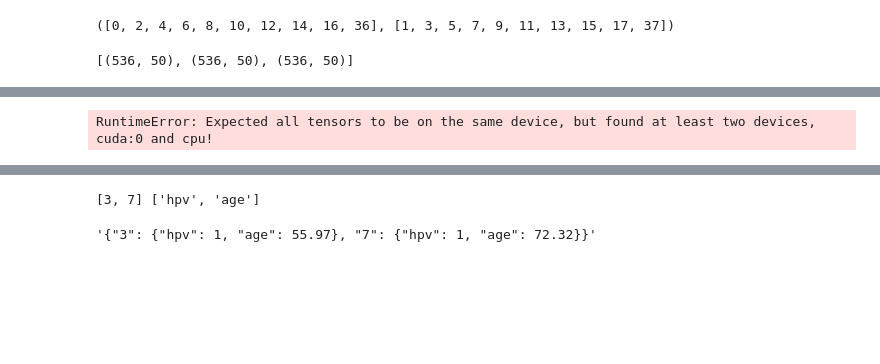
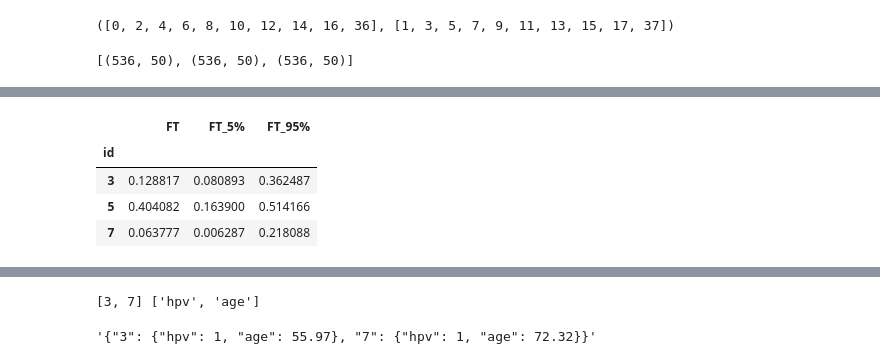
Before and after one commit to uic-evl/DigitalTwinVis, a Jupyter notebook: python/BackendTesting.ipynb, the cells around one changed output, grey strips where cells are left out. Saved outputs shown, nothing was run; the diff lists cells and outputs as text; code cells hidden in the pictures; blank space fills up the shorter version.

```diff
--- a/python/BackendTesting.ipynb
+++ b/python/BackendTesting.ipynb
@@ -200,7 +212,7 @@ def get_predictions(dataset,m1,m2,m3,states=[0,1,2],ids=None):
             outcomes[name+suffix] = array[:,i]
     for model,state in zip([m1,m2,m3],states):
         x = dataset.get_input_state(step=state+1,ids=ids)
-        x = df_to_torch(x)
+        x = df_to_torch(x).to(model.get_device())
         yout = model(x)
         y = yout['predictions']
         y_lower = yout['5%']
@@ -210,32 +222,36 @@ def get_predictions(dataset,m1,m2,m3,states=[0,1,2],ids=None):
             y_lower = [yy.cpu().detach().numpy() for yy in y_lower]
             y_upper = [yy.cpu().detach().numpy() for yy in y_upper]
         else:
             y = y.cpu().detach().numpy()
             y_lower = y_lower.cpu().detach().numpy()
             y_upper = y_upper.cpu().detach().numpy()
         if state == 0:
             for suffixes, values in zip(['','_5%','_95%'],[y,y_lower,y_upper]):
                 [pds, nd, mod, dlts] = values
                 add_outcomes(Const.primary_disease_states,pds,suffixes)
                 add_outcomes(Const.nodal_disease_states,nd,suffixes)
                 add_outcomes(Const.modifications,mod,suffixes)
                 add_outcomes(Const.dlt1,dlts,suffixes)
         elif state == 1:
             for suffixes, values in zip(['','_5%','_95%'],[y,y_lower,y_upper]):
                 [pd2, nd2, cc, dlts2] = values
                 add_outcomes(Const.primary_disease_states2,pd2,suffixes)
                 add_outcomes(Const.nodal_disease_states2,nd2,suffixes)
                 add_outcomes(Const.dlt2,dlts2,suffixes)
         else:
             for suffixes, values in zip(['','_5%','_95%'],[y,y_lower,y_upper]):
                 add_outcomes(Const.outcomes,values,suffixes)
     if ids is None:
         ids = dataset.processed_df.index.values
     outcomes = pd.DataFrame(outcomes,ids)
     outcomes.index.name = 'id'
     return outcomes
 prediction_df = get_predictions(data,transition_model1,transition_model2,outcome_model,ids=[3,5,7])
 prediction_df[['FT','FT_5%','FT_95%']]
 # %% [output]
-RuntimeError: Expected all tensors to be on the same device, but found at least two devices, cuda:0 and cpu!
+|  | FT | FT_5% | FT_95% |
+| id |  |  |  |
+| 3 | 0.128817 | 0.080893 | 0.362487 |
+| 5 | 0.404082 | 0.163900 | 0.514166 |
+| 7 | 0.063777 | 0.006287 | 0.218088 |
 # %%
```
Also changed, not shown: parts of 9 cells of this notebook, 9 other files.
